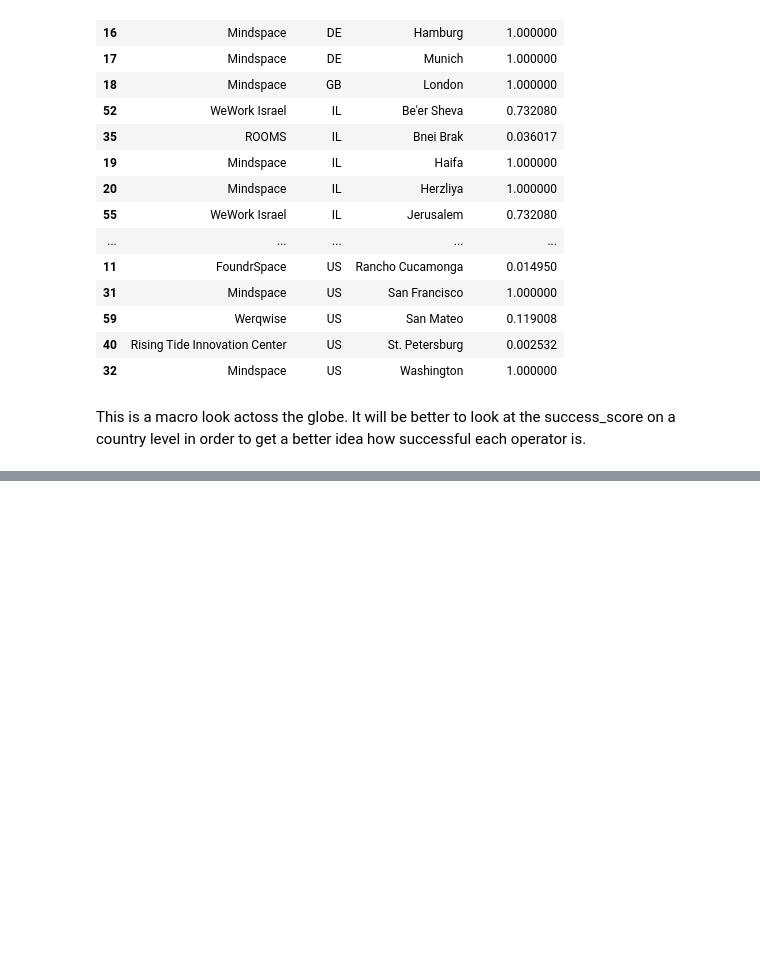
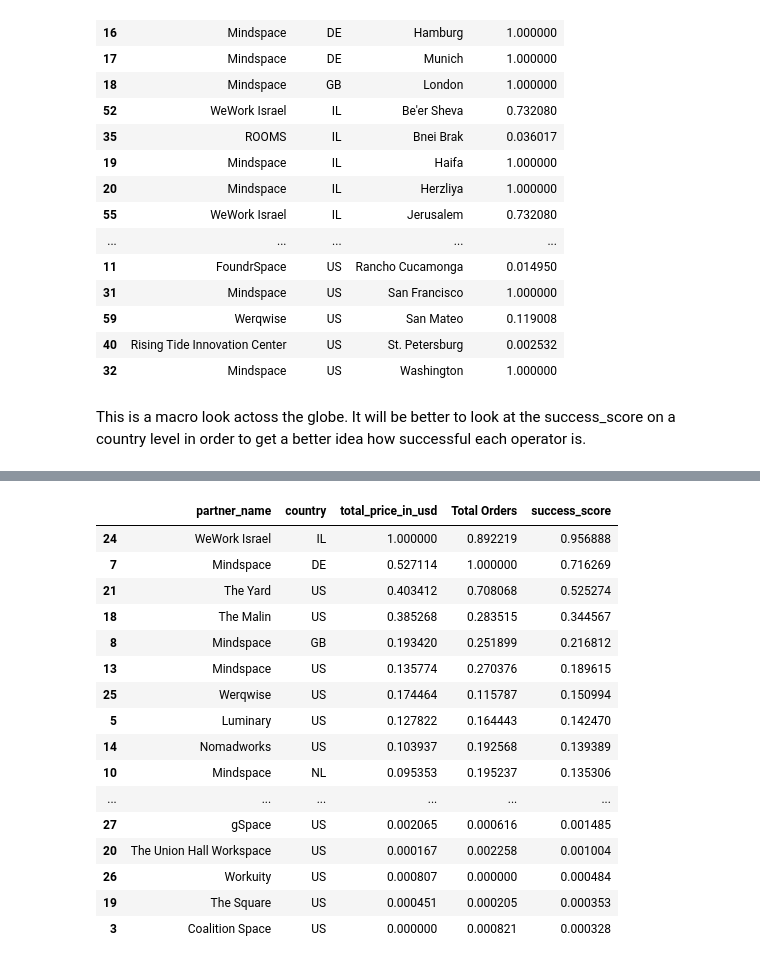
Before and after one commit to talnmizrachi/flexspace_proj, a Jupyter notebook: july_13_flexpython.ipynb, the cells around one changed output, grey strips where cells are left out. Cells and saved outputs as stored; diff of their text form; code cells hidden in the pictures; blank space fills up the shorter version.

```diff
--- a/july_13_flexpython.ipynb
+++ b/july_13_flexpython.ipynb
@@ -173,3 +173,12 @@ most_successful_partners
 | 32 | Mindspace | US | Washington | 1.000000 |
 # %% [markdown]
 This is a macro look actoss the globe. It will be better to look at the success_score on a country level in order to get a better idea how successful each operator is.
+# %%
+# Total revenue for each partner in each country
+partner_revenue_country = fdf.groupby(['partner_name', 'country'])['total_price_in_usd'].sum()
+
+# Total number of orders for each partner in each country
+partner_orders_country = fdf.groupby(['partner_name', 'country']).size().reset_index().rename(columns={0: 'Total Orders'})
+
+# Merge these metrics into a new DataFrame
+success_df_country = pd.merge(partner_revenue_country.reset_index(), partner_orders_country.reset_index(), on=['partner_name', 'country'])
@@ -175,0 +217,20 @@ This is a macro look actoss the globe. It will be better to look at the success_
+# %%
+success_df_country.sort_values('success_score', ascending = False)
+# %% [output]
+|  | partner_name | country | total_price_in_usd | Total Orders | success_score |
+| 24 | WeWork Israel | IL | 1.000000 | 0.892219 | 0.956888 |
+| 7 | Mindspace | DE | 0.527114 | 1.000000 | 0.716269 |
+| 21 | The Yard | US | 0.403412 | 0.708068 | 0.525274 |
+| 18 | The Malin | US | 0.385268 | 0.283515 | 0.344567 |
+| 8 | Mindspace | GB | 0.193420 | 0.251899 | 0.216812 |
+| 13 | Mindspace | US | 0.135774 | 0.270376 | 0.189615 |
+| 25 | Werqwise | US | 0.174464 | 0.115787 | 0.150994 |
+| 5 | Luminary | US | 0.127822 | 0.164443 | 0.142470 |
+| 14 | Nomadworks | US | 0.103937 | 0.192568 | 0.139389 |
+| 10 | Mindspace | NL | 0.095353 | 0.195237 | 0.135306 |
+| ... | ... | ... | ... | ... | ... |
+| 27 | gSpace | US | 0.002065 | 0.000616 | 0.001485 |
+| 20 | The Union Hall Workspace | US | 0.000167 | 0.002258 | 0.001004 |
+| 26 | Workuity | US | 0.000807 | 0.000000 | 0.000484 |
+| 19 | The Square | US | 0.000451 | 0.000205 | 0.000353 |
+| 3 | Coalition Space | US | 0.000000 | 0.000821 | 0.000328 |
```
Also changed, not shown: parts of 5 cells of this notebook.
